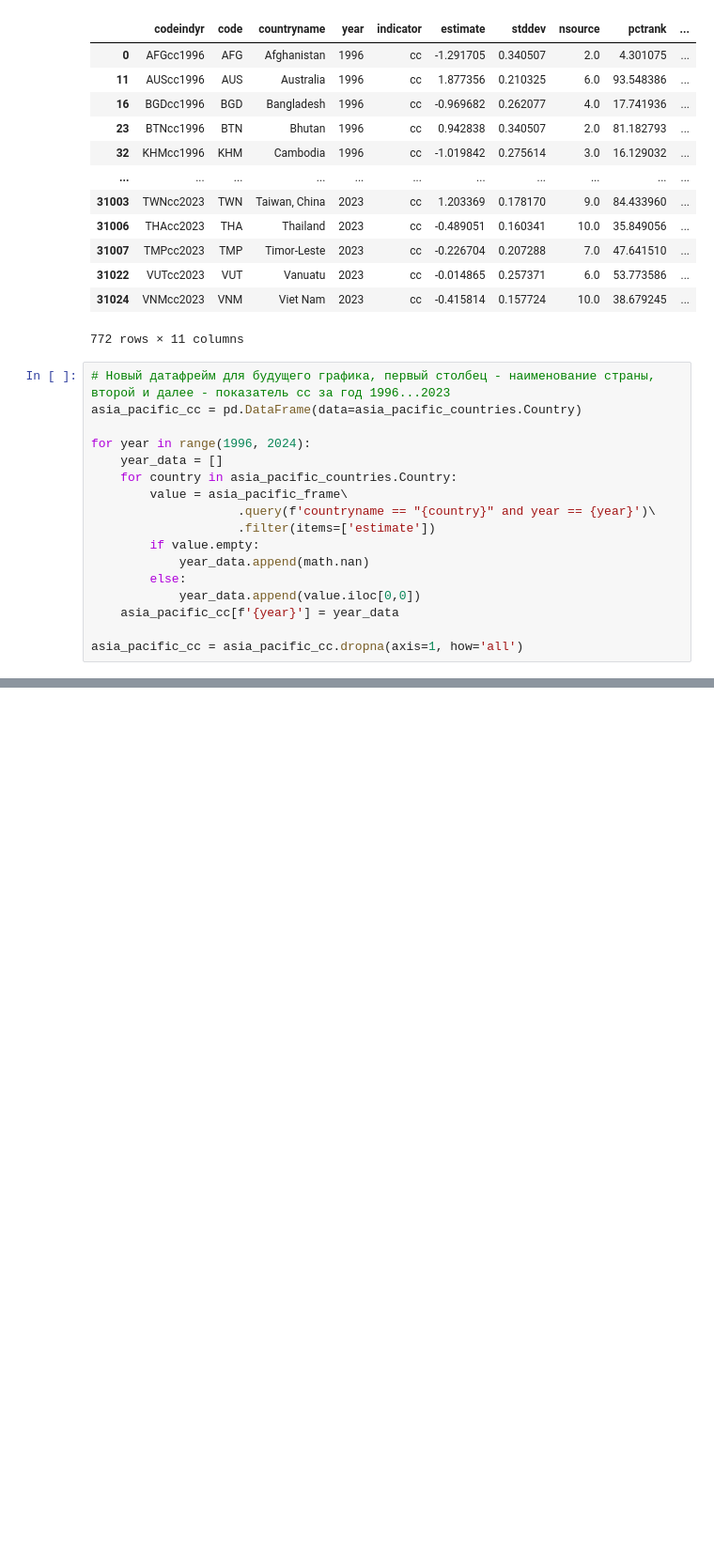
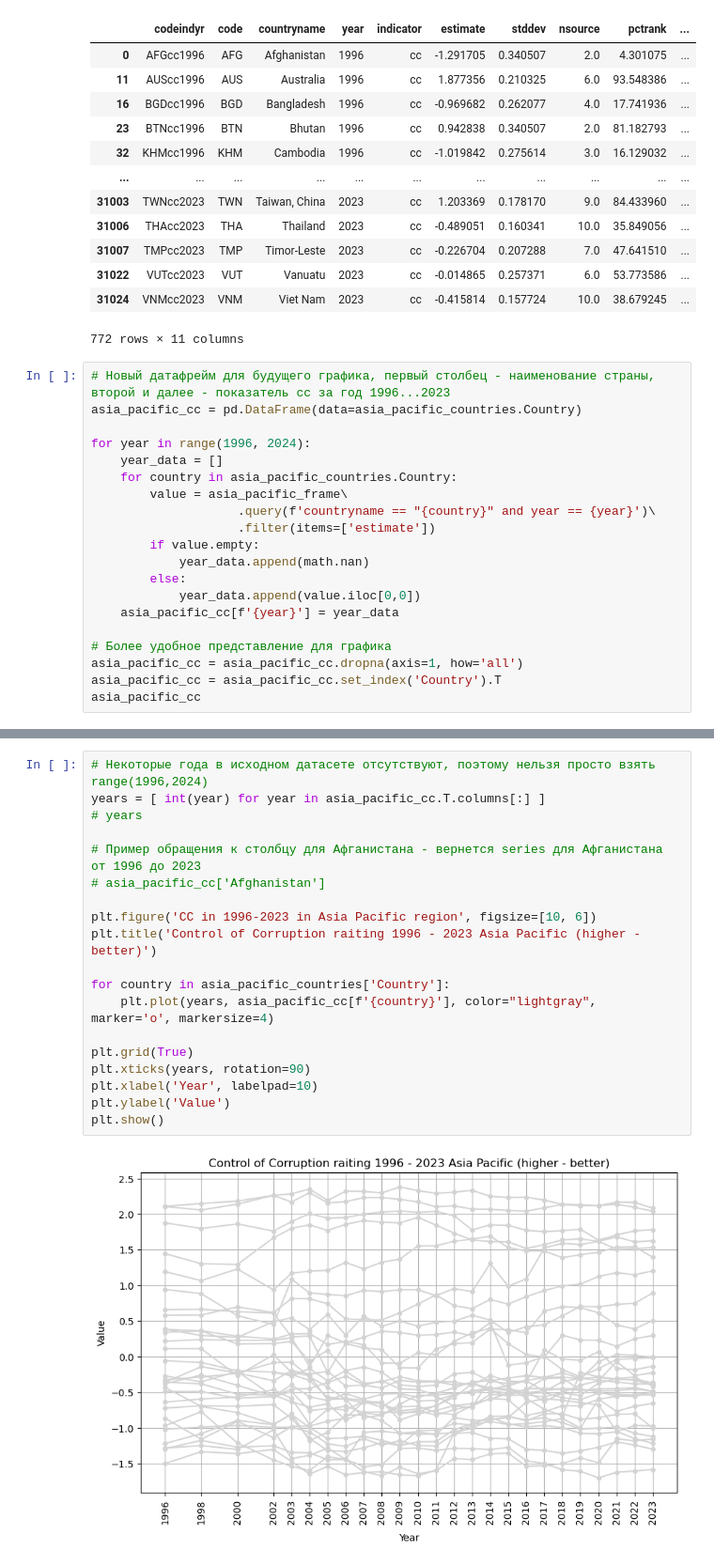
Before and after one commit to The-Humble-Guy/mlassignments, a Jupyter notebook: notebooks/A1_IU21_Kutsenko_1_1_3.ipynb, the cells around one changed output, grey strips where cells are left out. Shown: that part at 94% size. Cells and saved outputs as stored; diff of their text form; blank space fills up the shorter version.

```diff
--- a/notebooks/A1_IU21_Kutsenko_1_1_3.ipynb
+++ b/notebooks/A1_IU21_Kutsenko_1_1_3.ipynb
@@ -385,4 +378,7 @@ for year in range(1996, 2024):
             year_data.append(value.iloc[0,0])
     asia_pacific_cc[f'{year}'] = year_data
 
+# Более удобное представление для графика
 asia_pacific_cc = asia_pacific_cc.dropna(axis=1, how='all')
+asia_pacific_cc = asia_pacific_cc.set_index('Country').T
+asia_pacific_cc
@@ -436,0 +411,21 @@ years
+# %%
+# Некоторые года в исходном датасете отсутствуют, поэтому нельзя просто взять range(1996,2024)
+years = [ int(year) for year in asia_pacific_cc.T.columns[:] ]
+# years
+
+# Пример обращения к столбцу для Афганистана - вернется series для Афганистана от 1996 до 2023
+# asia_pacific_cc['Afghanistan']
+
+plt.figure('CC in 1996-2023 in Asia Pacific region', figsize=[10, 6])
+plt.title('Control of Corruption raiting 1996 - 2023 Asia Pacific (higher - better)')
+
+for country in asia_pacific_countries['Country']:
+    plt.plot(years, asia_pacific_cc[f'{country}'], color="lightgray", marker='o', markersize=4)
+
+plt.grid(True)
+plt.xticks(years, rotation=90)
+plt.xlabel('Year', labelpad=10)
+plt.ylabel('Value')
+plt.show()
+# %% [output]
+[figure, added]
```
Also changed, not shown: parts of 11 cells of this notebook.
